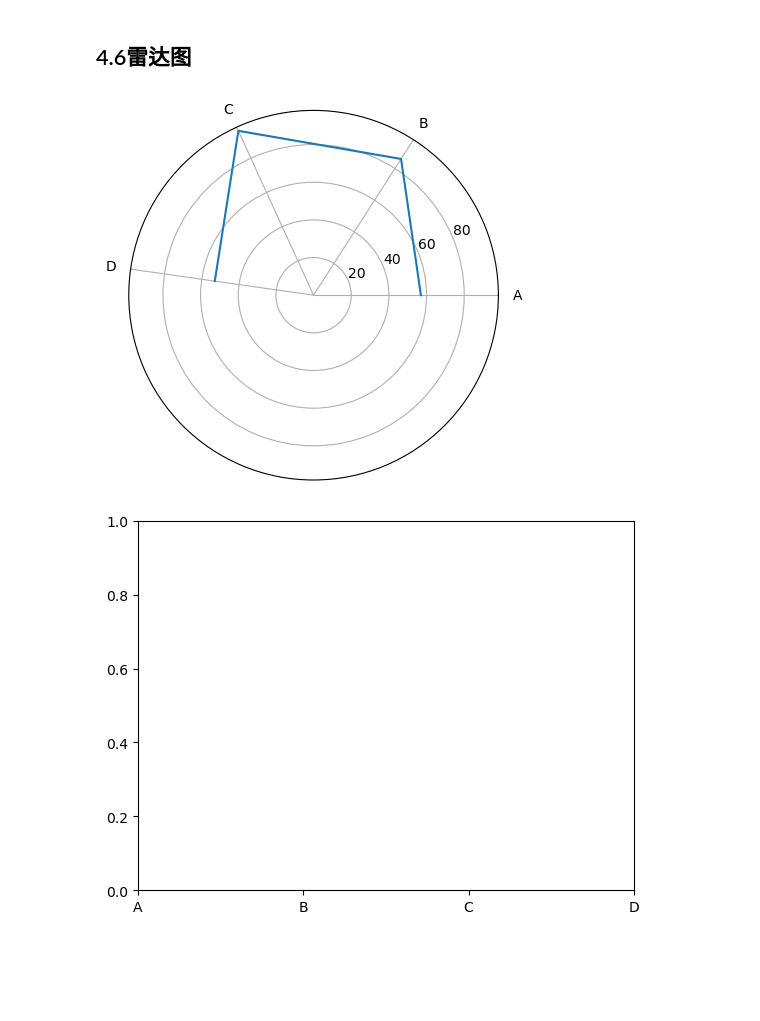
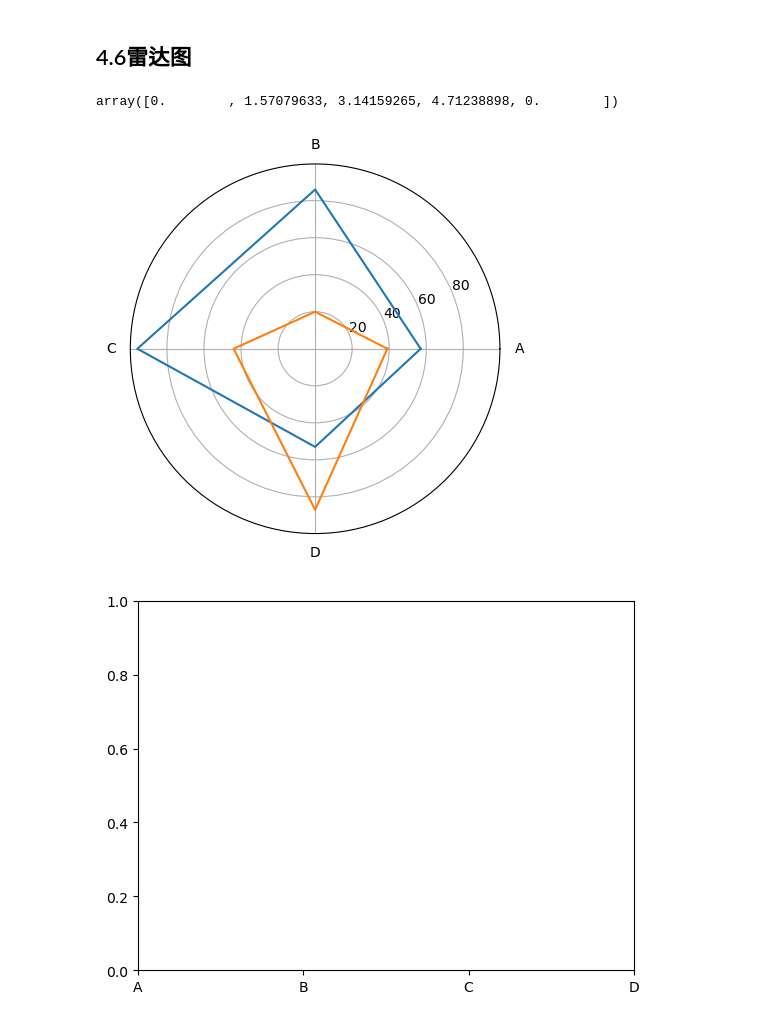
Before and after one commit to Leecoin49/StudyNote, a Jupyter notebook: LLM/AILLM_Luffy/1.Python/第21章Matplotlib/1.Matplotlib绘图.ipynb, the cells around one changed output. Saved outputs shown, nothing was run; the diff lists cells and outputs as text; code cells hidden in the pictures; blank space fills up the shorter version.

```diff
--- a/LLM/AILLM_Luffy/1.Python/第21章Matplotlib/1.Matplotlib绘图.ipynb
+++ b/LLM/AILLM_Luffy/1.Python/第21章Matplotlib/1.Matplotlib绘图.ipynb
@@ -1131,12 +1131,33 @@ index=['A','B','C','D']
 
 data1= np. random. randint(10, 100, size=(4))
 data2= np. random. randint(10, 100, size=(4))
+# %%
+data11 = np. append(data1, data1[0])
+data22 = np. append(data2, data2[0])
+# %%
+x = np. linspace(0, 2*np. pi, 4, endpoint=False)
+xx = np. append(x, x[0])
+xx
+# %% [output]
+array([0.        , 1.57079633, 3.14159265, 4.71238898, 0.        ])
 # %%
 plt.axes(polar=True)
-plt.plot(index, data1)
+
+#-0.6,28
+#0-2π
+# x = np.linspace(0, 2*np.pi, 4, endpoint = False)
+# plt.plot(x, data1)
+# _ = plt.xticks(x, index)
+
+# 修改为闭合的图像
+plt.plot(xx, data11)
+plt.plot(xx, data22)
+
+plt.xticks(x, index)
+
 plt.show()
 # %% [output]
-[figure, old version]
+[figure, new version]
 # %%
 # 如果线图框，散点图中，使用字符串序列、列表，将被0-n整数序列替代
 x=np.arange(len(index))
```
Also changed, not shown: parts of 15 cells of this notebook, 1 other file.
